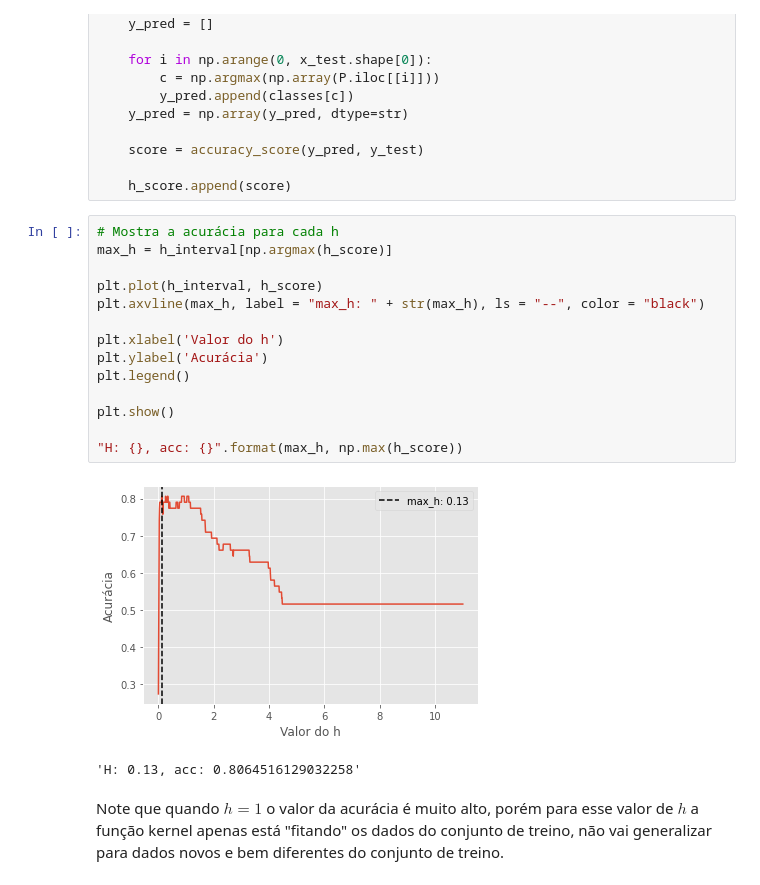
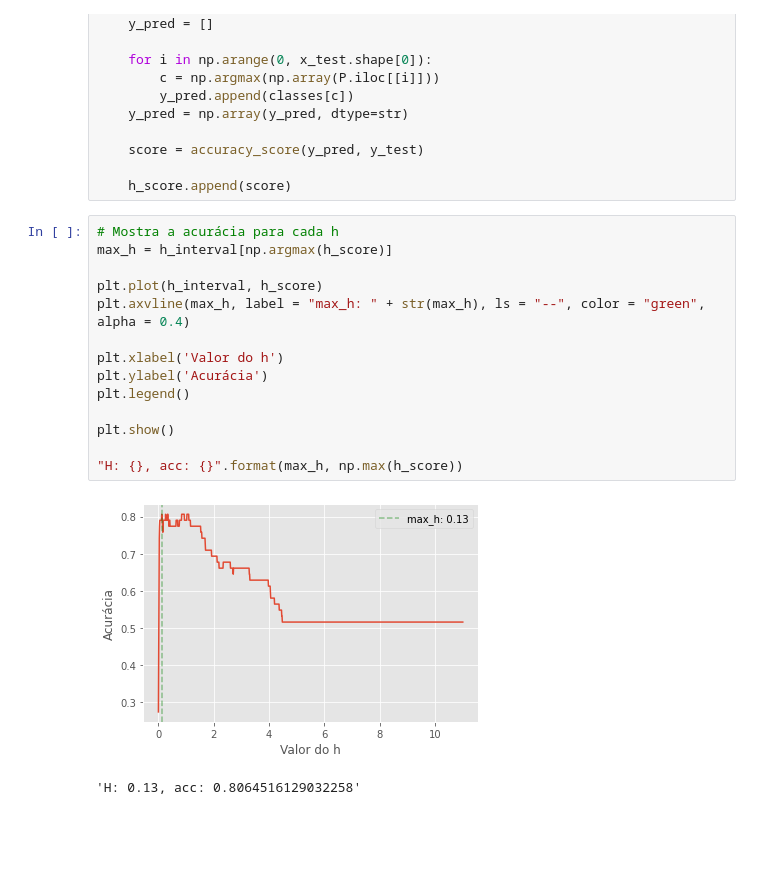
Before and after one commit to MetlHedd/introducao-ciencia-de-dados, a Jupyter notebook: Ex-Aula3.ipynb, the cells around one changed output. Saved outputs shown, nothing was run; the diff lists cells and outputs as text; blank space fills up the shorter version.

```diff
--- a/Ex-Aula3.ipynb
+++ b/Ex-Aula3.ipynb
@@ -348,19 +348,17 @@ for h in h_interval:
 # %%
 # Mostra a acurácia para cada h
 max_h = h_interval[np.argmax(h_score)]
 
 plt.plot(h_interval, h_score)
-plt.axvline(max_h, label = "max_h: " + str(max_h), ls = "--", color = "black")
+plt.axvline(max_h, label = "max_h: " + str(max_h), ls = "--", color = "green", alpha = 0.4)
 
 plt.xlabel('Valor do h')
 plt.ylabel('Acurácia')
 plt.legend()
 
 plt.show()
 
 "H: {}, acc: {}".format(max_h, np.max(h_score))
 # %% [output]
-[figure, old version]
+[figure, new version]
 'H: 0.13, acc: 0.8064516129032258'
-# %% [markdown]
-Note que quando $h = 1$ o valor da acurácia é muito alto, porém para esse valor de $h$ a função kernel apenas está "fitando" os dados do conjunto de treino, não vai generalizar para dados novos e bem diferentes do conjunto de treino.
```
